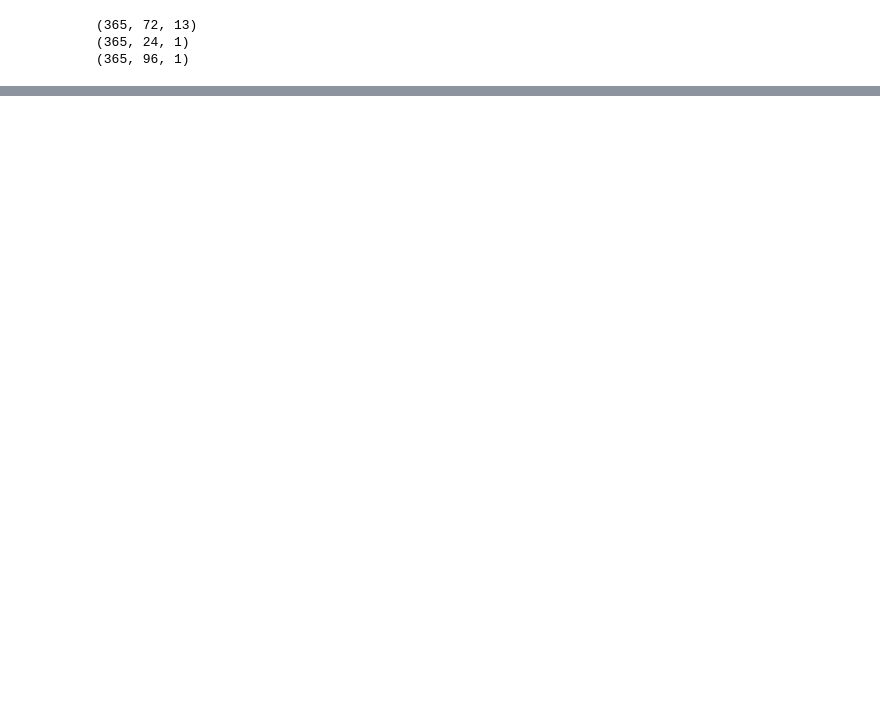
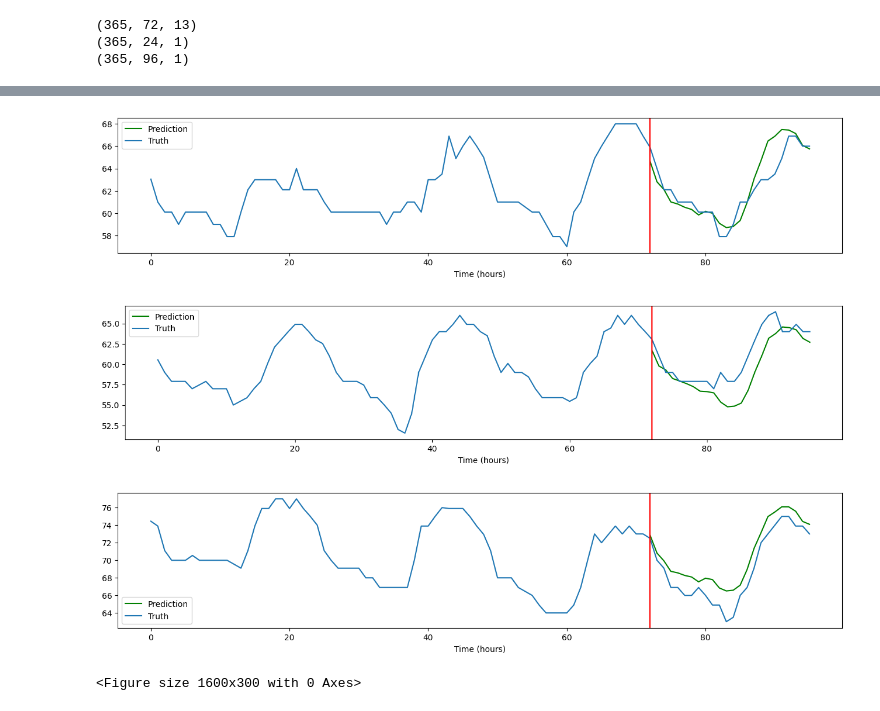
Before and after one commit to davidspector67/weather_predictor, a Jupyter notebook: project_lstm.ipynb, the cells around one changed output, grey strips where cells are left out. Drawn from its saved outputs; the diff is of its cells as text; code cells hidden in the pictures; blank space fills up the shorter version.

```diff
--- a/project_lstm.ipynb
+++ b/project_lstm.ipynb
@@ -498,0 +638,3 @@ Predictor.plot_predictions_at_random_point(DataClass.test_X, DataClass.test_Y, D
+# %%
+LinearPredictor.plot_predictions_at_random_point(DataClass.test_X, DataClass.test_Y, DataClass.full_test_Y)
+# %% [output]
@@ -498,0 +642,4 @@ Predictor.plot_predictions_at_random_point(DataClass.test_X, DataClass.test_Y, D
+[figure, added]
+[figure, added]
+[figure, added]
+<Figure size 1600x300 with 0 Axes>
```
Also changed, not shown: parts of 11 cells of this notebook, 1 other file.
